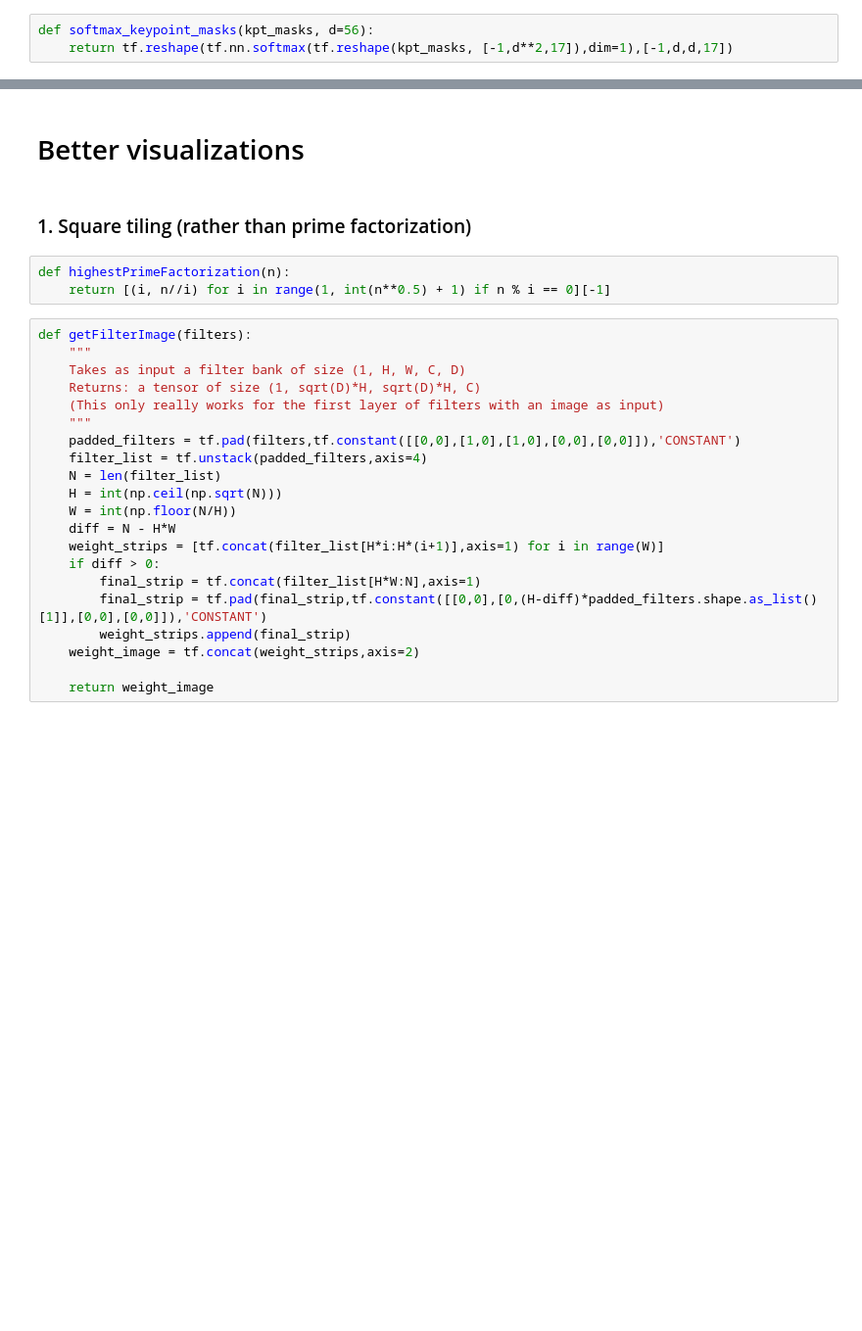
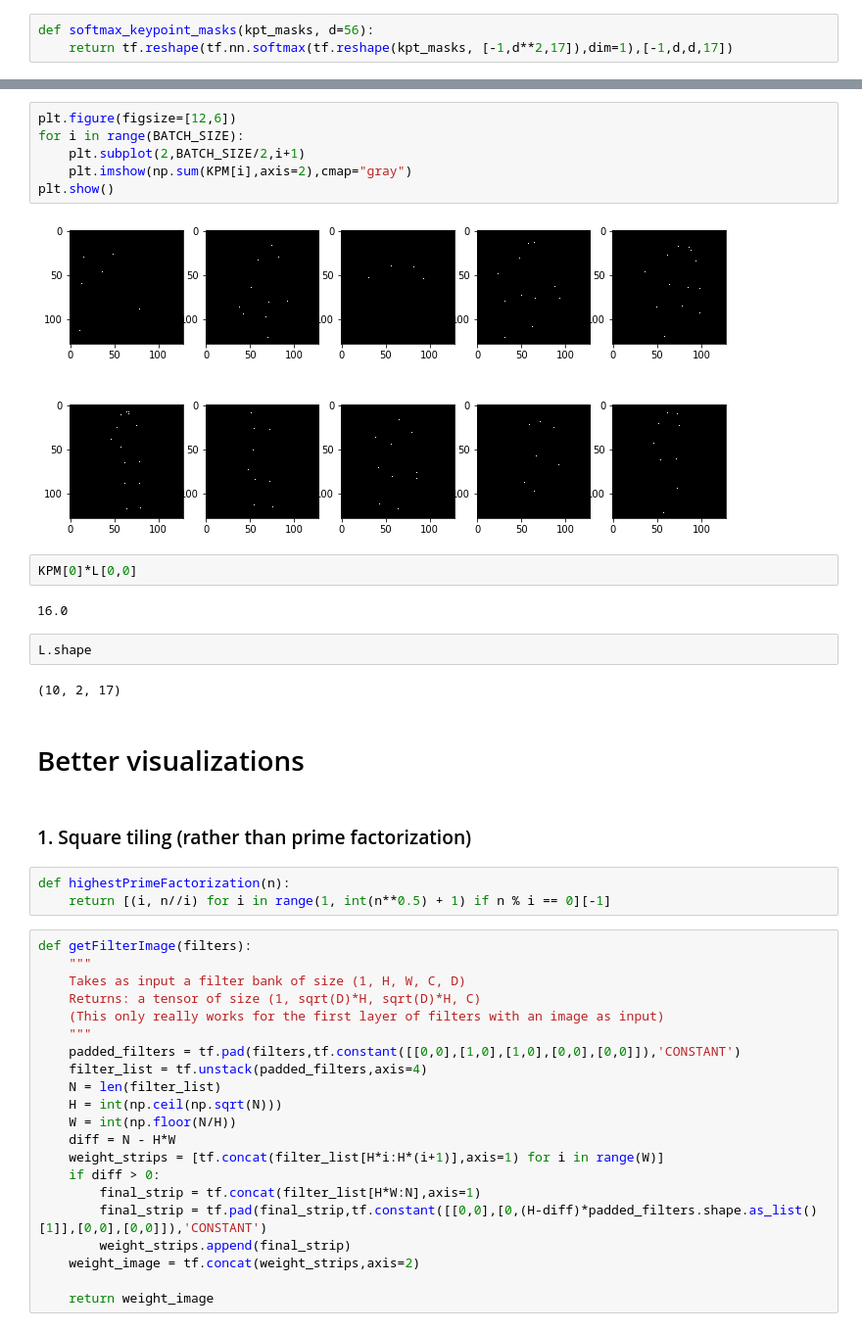
Before and after one commit to gyw0228/MegaNet, a Jupyter notebook: notebooks/KyleNet.ipynb, the cells around one changed output, grey strips where cells are left out. Shown: that part at 98% size. Cells and saved outputs as stored; diff of their text form; blank space fills up the shorter version.

```diff
--- a/notebooks/KyleNet.ipynb
+++ b/notebooks/KyleNet.ipynb
@@ -289,3 +302,19 @@ def softmax_keypoint_masks(kpt_masks, d=56):
+# %%
+plt.figure(figsize=[12,6])
+for i in range(BATCH_SIZE):
+    plt.subplot(2,BATCH_SIZE/2,i+1)
+    plt.imshow(np.sum(KPM[i],axis=2),cmap="gray")
+plt.show()
+# %% [output]
+[figure, added]
+# %%
+KPM[0]*L[0,0]
+# %% [output]
+16.0
+# %%
+L.shape
+# %% [output]
+(10, 2, 17)
 # %% [markdown]
 # Better visualizations
 # %% [markdown]
```
Also changed, not shown: parts of 17 cells of this notebook, 4 other files.
